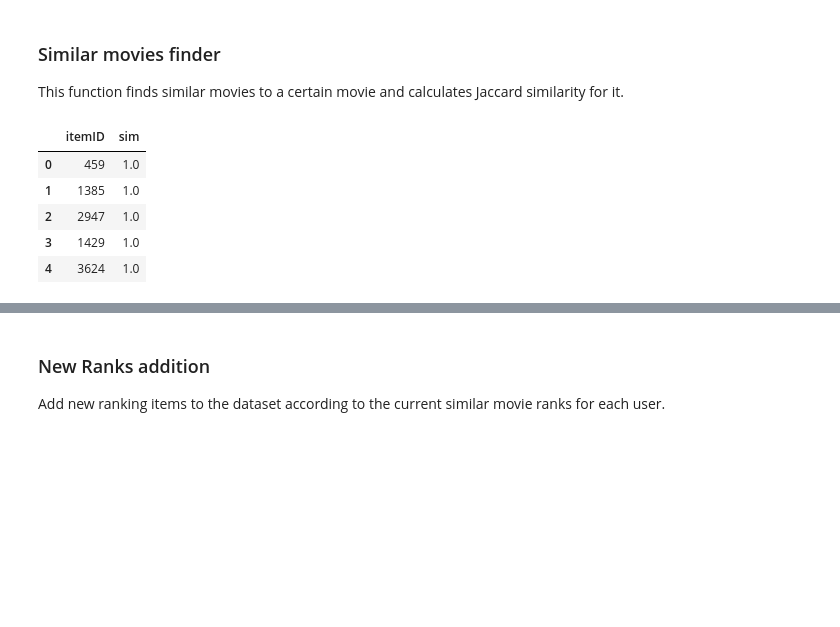
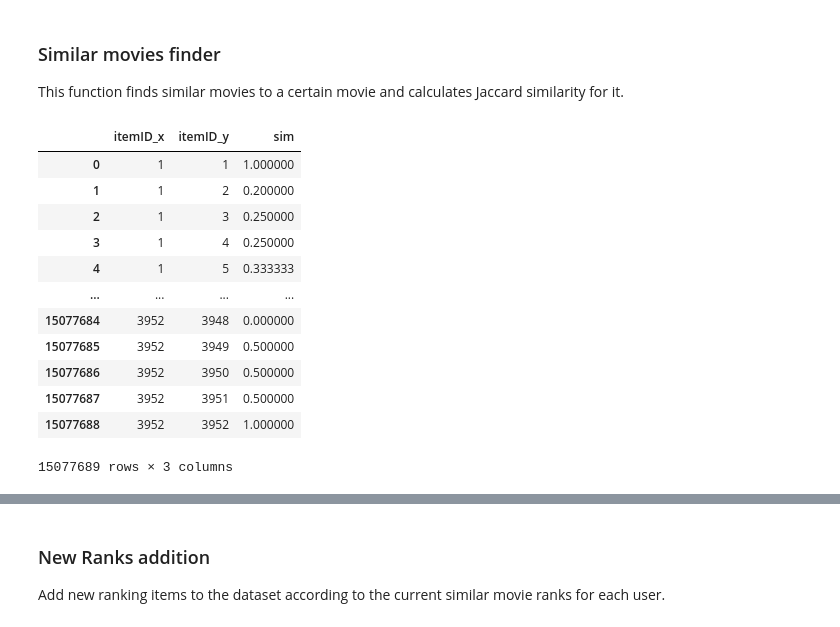
Before and after one commit to TxCorpi0x/hrecom, a Jupyter notebook: prediction_bpr.ipynb, the cells around one changed output, grey strips where cells are left out. Drawn from its saved outputs; the diff is of its cells as text; code cells hidden in the pictures; blank space fills up the shorter version.

Commit message:
feat: redesign content extractor

```diff
--- a/prediction_bpr.ipynb
+++ b/prediction_bpr.ipynb
@@ -135,15 +138,24 @@ users shape:  (6040, 5)
 This function finds similar movies to a certain movie and calculates Jaccard similarity for it.
 # %%
 cb = content.ContentBased(movies_genres)
-# %%
-similar_movies = cb.content_based_similar_items(
-    SimilarityMethod.Jaccard, ratings, 9, DEFAULT_MIN_SIMILARITY
-)
-similar_movies.head()
-# %% [output]
-|  | itemID | sim |
-| 0 | 459 | 1.0 |
-| 1 | 1385 | 1.0 |
-| 2 | 2947 | 1.0 |
-| 3 | 1429 | 1.0 |
-| 4 | 3624 | 1.0 |
+# %%
+movies_light = movies.drop(["movie_title"], axis=1)
+cb = content.ContentBased(movies_light)
+movies_sim = cb.get_items_sim_merged(
+    SimilarityMethod.Jaccard, col_genres, DEFAULT_SIMILARITY_COL, "|"
+)
+movies_sim
+# %% [output]
+|  | itemID_x | itemID_y | sim |
+| 0 | 1 | 1 | 1.000000 |
+| 1 | 1 | 2 | 0.200000 |
+| 2 | 1 | 3 | 0.250000 |
+| 3 | 1 | 4 | 0.250000 |
+| 4 | 1 | 5 | 0.333333 |
+| ... | ... | ... | ... |
+| 15077684 | 3952 | 3948 | 0.000000 |
+| 15077685 | 3952 | 3949 | 0.500000 |
+| 15077686 | 3952 | 3950 | 0.500000 |
+| 15077687 | 3952 | 3951 | 0.500000 |
+| 15077688 | 3952 | 3952 | 1.000000 |
+15077689 rows × 3 columns
```
Also changed, not shown: parts of 11 cells of this notebook, 3 other files.
